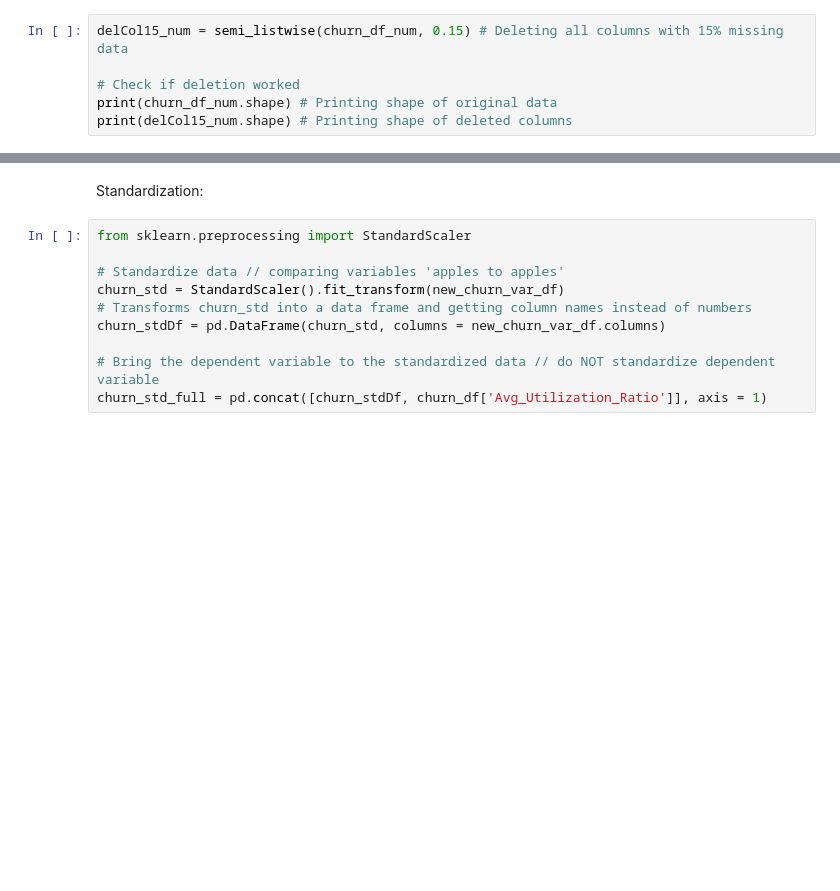
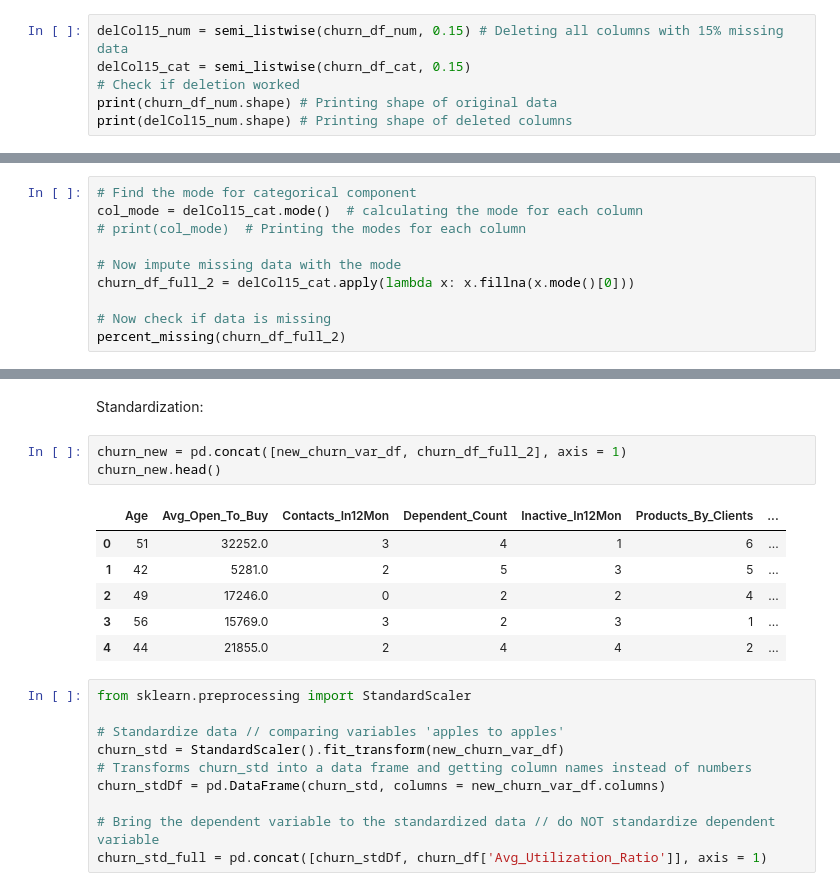
Before and after one commit to marcus-wuertz/Client-Presentation-3, a Jupyter notebook: Presentation_Three.ipynb, the cells around one changed output, grey strips where cells are left out. Drawn from its saved outputs; the diff is of its cells as text; blank space fills up the shorter version.

```diff
--- a/Presentation_Three.ipynb
+++ b/Presentation_Three.ipynb
@@ -69,7 +69,7 @@ def semi_listwise(data, nan_percent):
     return data[data.columns.difference(culprit_vars)]
 # %%
 delCol15_num = semi_listwise(churn_df_num, 0.15) # Deleting all columns with 15% missing data
-
+delCol15_cat = semi_listwise(churn_df_cat, 0.15)
 # Check if deletion worked
 print(churn_df_num.shape) # Printing shape of original data
 print(delCol15_num.shape) # Printing shape of deleted columns
@@ -104,0 +131,10 @@ dtype: float64
+# %%
+# Find the mode for categorical component
+col_mode = delCol15_cat.mode()  # calculating the mode for each column
+# print(col_mode)  # Printing the modes for each column
+
+# Now impute missing data with the mode
+churn_df_full_2 = delCol15_cat.apply(lambda x: x.fillna(x.mode()[0]))
+
+# Now check if data is missing
+percent_missing(churn_df_full_2)
@@ -176,6 +229,16 @@ churn_varDf = churn_new_v2[vars]
 new_churn_var_df = churn_varDf.drop(columns = ['Client_ID'])
 # %% [markdown]
 Standardization:
+# %%
+churn_new = pd.concat([new_churn_var_df, churn_df_full_2], axis = 1)
+churn_new.head()
+# %% [output]
+|  | Age | Avg_Open_To_Buy | Contacts_In12Mon | Dependent_Count | Inactive_In12Mon | Products_By_Clients | ... |
+| 0 | 51 | 32252.0 | 3 | 4 | 1 | 6 | ... |
+| 1 | 42 | 5281.0 | 2 | 5 | 3 | 5 | ... |
+| 2 | 49 | 17246.0 | 0 | 2 | 2 | 4 | ... |
+| 3 | 56 | 15769.0 | 3 | 2 | 3 | 1 | ... |
+| 4 | 44 | 21855.0 | 2 | 4 | 4 | 2 | ... |
 # %%
 from sklearn.preprocessing import StandardScaler
 
```
Also changed, not shown: parts of 7 cells of this notebook.
